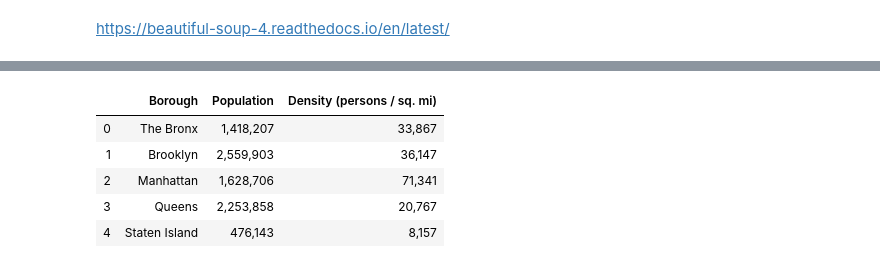
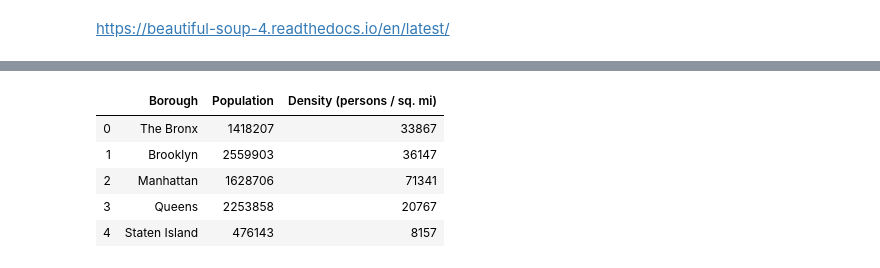
Before and after one commit to tlwang179/battle-of-the-neighbors, a Jupyter notebook: NYC_demographic_venue_ratings.ipynb, the cells around one changed output, grey strips where cells are left out. Cells and saved outputs as stored; diff of their text form; code cells hidden in the pictures.

```diff
--- a/NYC_demographic_venue_ratings.ipynb
+++ b/NYC_demographic_venue_ratings.ipynb
@@ -19,12 +21,3 @@ tables=soup.find_all('table');
 # %%
 def textOnly(string):
     return string.rstrip().lstrip();
-# %%
-populationDict={}
-
-firstTable=tables[0]
-columnNames=firstTable.findAll('th')
-for i in range(6,15):
-    populationDict[columnNames[i].text]=[]
-
-print(populationDict)
@@ -33,8 +23,0 @@ print(populationDict)
-# %%
-rows=firstTable.findAll('tr')
-
-for i in range(3,8):
-    row=rows[i].findAll('td')
-    for value,s in zip(row,list(populationDict.keys())):
-        populationDict[s].append(textOnly(value.text));
-print(populationDict)
@@ -42,0 +65,3 @@ print(populationDict)
+# %%
+populationDf=intoDf(tables[0],5,6)
+populationDf
@@ -43,16 +75,14 @@ print(populationDict)
 # %%
-#create pandas df
-population=pd.DataFrame(populationDict,columns=list(populationDict.keys()))
-
 #drop all but population and density
 index=[1,3,4,5,6,8]
-population.drop(population.columns[index],axis=1,inplace=True)
-population.rename(columns={'Estimate (2019)[12]':'Population','persons / sq. mi':'Density (persons / sq. mi)'}, inplace=True)
-population
+populationDf.drop(populationDf.columns[index],axis=1,inplace=True)
+populationDf[populationDf.columns[1:]]=populationDf[populationDf.columns[1:]].replace('[\$,]', '', regex=True).astype(int)
+populationDf.rename(columns={'Estimate (2019)[12]':'Population','persons / sq. mi':'Density (persons / sq. mi)'}, inplace=True)
+populationDf
 # %% [output]
 |  | Borough | Population | Density (persons / sq. mi) |
-| 0 | The Bronx | 1,418,207 | 33,867 |
-| 1 | Brooklyn | 2,559,903 | 36,147 |
-| 2 | Manhattan | 1,628,706 | 71,341 |
-| 3 | Queens | 2,253,858 | 20,767 |
-| 4 | Staten Island | 476,143 | 8,157 |
+| 0 | The Bronx | 1418207 | 33867 |
+| 1 | Brooklyn | 2559903 | 36147 |
+| 2 | Manhattan | 1628706 | 71341 |
+| 3 | Queens | 2253858 | 20767 |
+| 4 | Staten Island | 476143 | 8157 |
```
Also changed, not shown: parts of 26 cells of this notebook.
